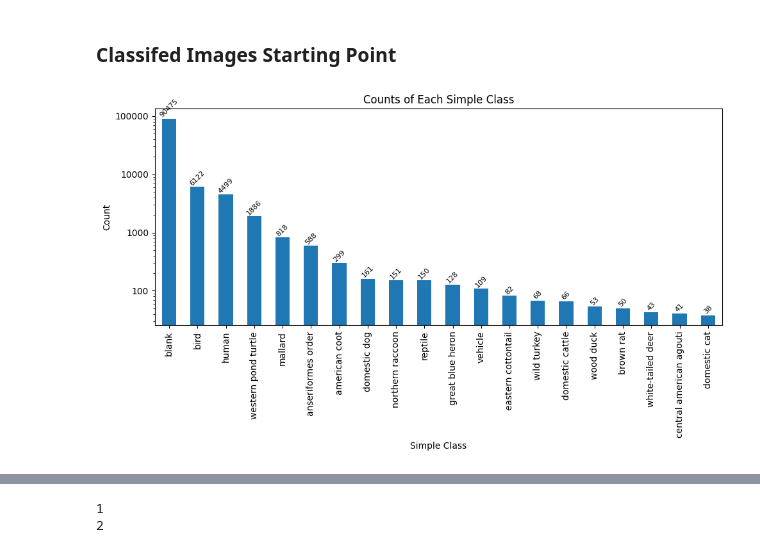
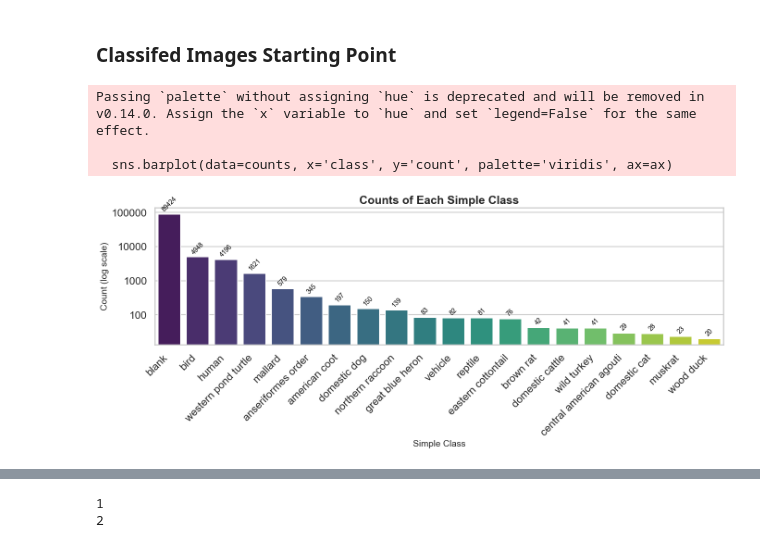
Before and after one commit to morescode-pm/urbanrivers-speciesnet-preview, a Jupyter notebook: runs/full-no-geo/eda-predict-full-no-geo.ipynb, the cells around one changed output, grey strips where cells are left out. Saved outputs shown, nothing was run; the diff lists cells and outputs as text; code cells hidden in the pictures.

```diff
--- a/runs/full-no-geo/eda-predict-full-no-geo.ipynb
+++ b/runs/full-no-geo/eda-predict-full-no-geo.ipynb
@@ -29,7 +29,7 @@ print(json_string)
 }
 # %%
 # Let's see if we can access the prediction for each image
-_CONF = 0.3 # Master Setting for confidence or score threshold
+_CONF = 0.4 # Master Setting for confidence or score threshold
 
 # Function for pairing classification and score
 def get_high_score_classes(scores, classes, threshold=_CONF):
@@ -190,52 +190,62 @@ import pandas as pd
 df2 = pd.read_csv("classified_images.csv")
 # %%
 import matplotlib.pyplot as plt
+import seaborn as sns
 from matplotlib.ticker import ScalarFormatter
 
-# Filter out a simple class
+# Filter data as you did
 df3 = df2[~df2["class"].isin([])]
 
-# Count how many times each simple_class appears
-counts = df3["class"].value_counts()
-counts = counts[:20]
+# Get top 20 counts
+counts = df3["class"].value_counts().iloc[:20].reset_index()
+counts.columns = ['class', 'count']
 
-# Plot bar graph
-ax = counts.plot(kind="bar", figsize=(12,5))
-plt.title("Counts of Each Simple Class")
+# Set Seaborn style and context for better visuals
+sns.set(style="whitegrid", context="talk")
 
-# Configure y axis
-plt.yscale("log")
-plt.ylabel("Count")
+# Create figure and axis with larger size
+fig, ax = plt.subplots(figsize=(14, 6))
 
-# Format y-axis ticks as integers (not floats/scientific)
+# Create barplot with a nice color palette
+sns.barplot(data=counts, x='class', y='count', palette='viridis', ax=ax)
+
+# Log scale for y-axis
+ax.set_yscale('log')
+
+# Format y-axis ticks as integers, no scientific notation
 ax.yaxis.set_major_formatter(ScalarFormatter())
 ax.yaxis.get_major_formatter().set_scientific(False)
 ax.yaxis.get_major_formatter().set_useOffset(False)
 
-# Configure x axis
-plt.xlabel("Simple Class")
-plt.xticks(rotation=90, ha="center")
+# Title and labels with better font sizes
+ax.set_title("Counts of Each Simple Class", fontsize=18, weight='bold')
+ax.set_xlabel("Simple Class", fontsize=14)
+ax.set_ylabel("Count (log scale)", fontsize=14)
 
-# Add count labels on top of each bar, rotated vertical
-for bar in ax.patches:
-    height = bar.get_height()
+# Rotate x-ticks for readability
+ax.set_xticklabels(ax.get_xticklabels(), rotation=45, ha='right')
+
+# Add count labels above bars with vertical alignment and smaller font
+for p in ax.patches:
+    height = p.get_height()
     ax.text(
-        bar.get_x() + bar.get_width() / 2,  # x-position: center of bar
-        height,                             # y-position: top of bar
-        f'{int(height)}',                   # text: integer count
+        p.get_x() + p.get_width() / 2,
+        height * 1.1,  # slightly above bar top
+        f'{int(height)}',
         ha='center',
         va='bottom',
+        fontsize=10,
         rotation=45,
-        fontsize=8
+        color='black'
     )
 
-
-# Display
 plt.tight_layout()
-plt.subplots_adjust(bottom=0.25, left=0.25)
 plt.show()
 # %% [output]
+Passing `palette` without assigning `hue` is deprecated and will be removed in v0.14.0. Assign the `x` variable to `hue` and set `legend=False` for the same effect.
+
+  sns.barplot(data=counts, x='class', y='count', palette='viridis', ax=ax)
-[figure, old version]
+[figure, new version]
 # %%
 # Create a table of counts
 counts_table = df3["class"].value_counts().reset_index()
```
Also changed, not shown: parts of 22 cells of this notebook, 2 other files.
